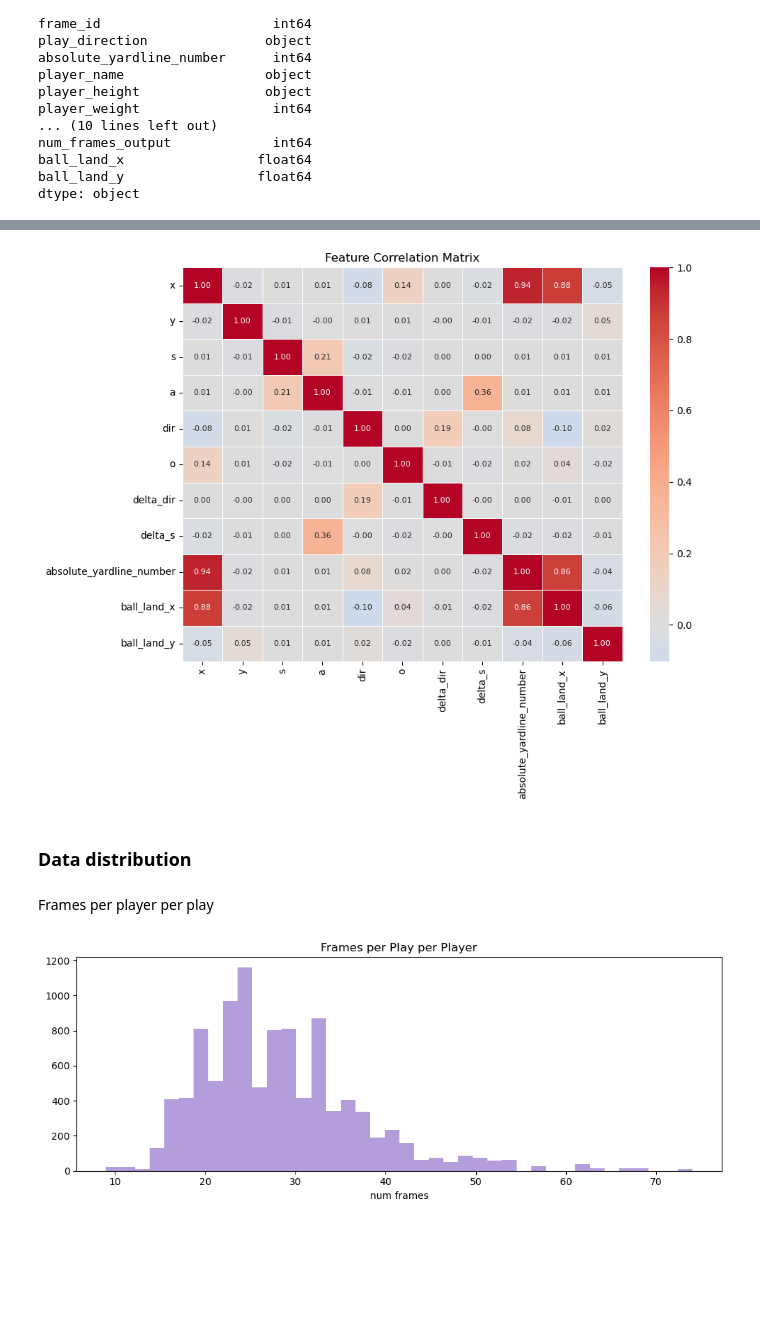
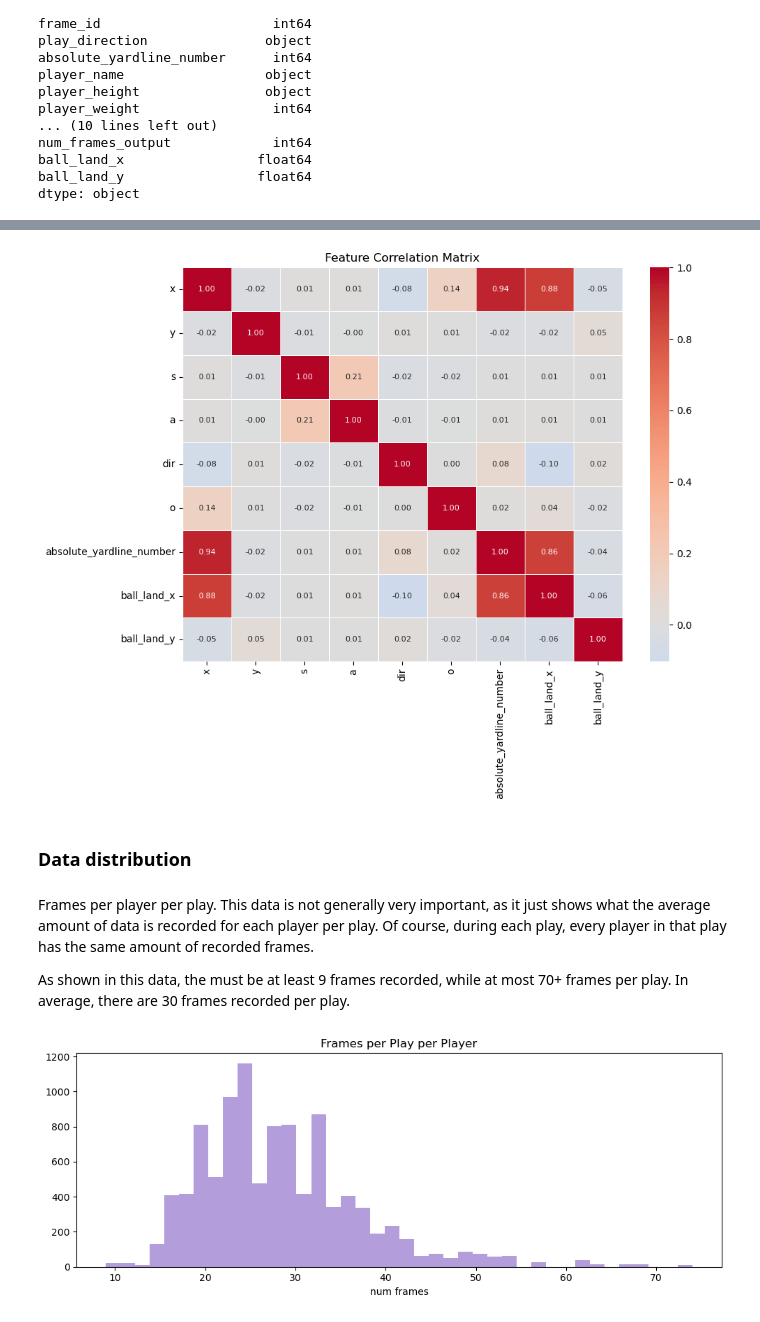
Before and after one commit to Ezennn/Applied_Data_Science_2026, a Jupyter notebook: exploratory_data_analysis.ipynb, the cells around one changed output, grey strips where cells are left out. Saved outputs shown, nothing was run; the diff lists cells and outputs as text; code cells hidden in the pictures; blank space fills up the shorter version.

```diff
--- a/exploratory_data_analysis.ipynb
+++ b/exploratory_data_analysis.ipynb
@@ -50,21 +91,23 @@ Upon doing research on exploratory data analysis, I have found that feature corr
 # %%
-features = ["x", "y", "s", "a", "dir", "o", "delta_dir", "delta_s",
+features = ["x", "y", "s", "a", "dir", "o",
             "absolute_yardline_number", "ball_land_x", "ball_land_y"]
 
 corr = df[features].corr()
 
 plt.figure(figsize=(10, 8))
 sns.heatmap(corr, annot=True, fmt=".2f", cmap="coolwarm",
             center=0, linewidths=0.5, annot_kws={"size": 8})
 plt.title("Feature Correlation Matrix")
 plt.tight_layout()
 plt.show()
 # %% [output]
-[figure, old version]
+[figure, new version]
 # %% [markdown]
 ### Data distribution
 # %% [markdown]
-Frames per player per play
+Frames per player per play. This data is not generally very important, as it just shows what the average amount of data is recorded for each player per play. Of course, during each play, every player in that play has the same amount of recorded frames.
+
+As shown in this data, the must be at least 9 frames recorded, while at most 70+ frames per play. In average, there are 30 frames recorded per play.
 # %%
 frames_per_play = df.groupby(["game_id", "play_id", "nfl_id"])["frame_id"].max()
 
```
Also changed, not shown: parts of 14 cells of this notebook.
